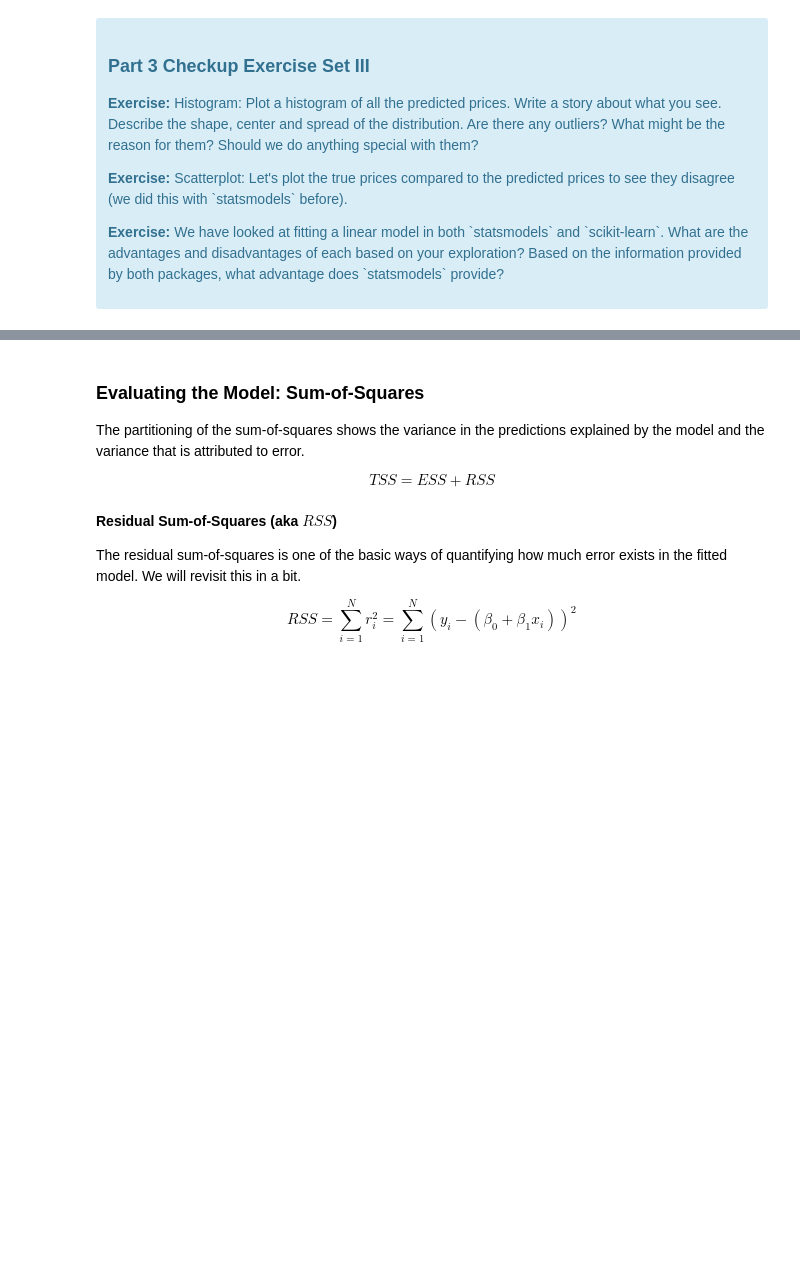
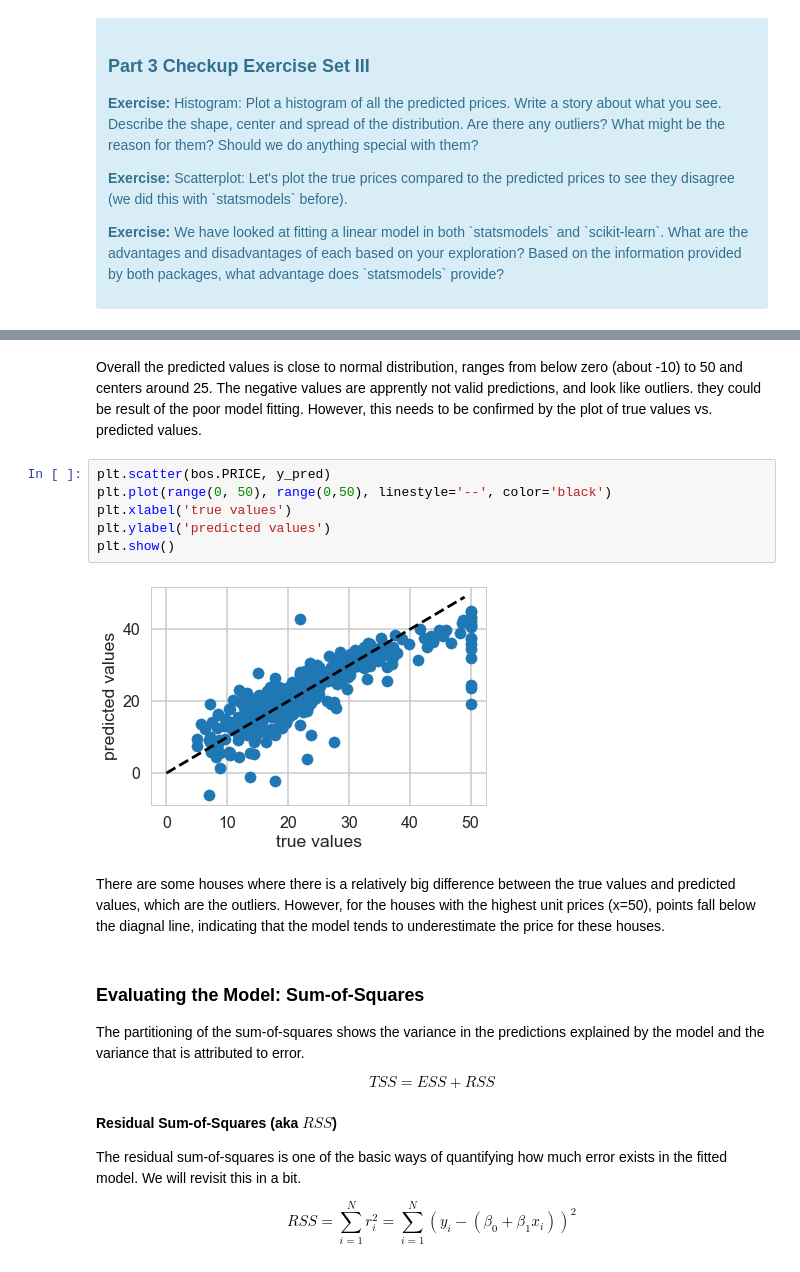
Before and after one commit to cathyxinxyz/mini_projects, a Jupyter notebook: linear_regression/Mini_Project_Linear_Regression_xinyu.ipynb, the cells around one changed output, grey strips where cells are left out. Drawn from its saved outputs; the diff is of its cells as text; blank space fills up the shorter version.

```diff
--- a/linear_regression/Mini_Project_Linear_Regression_xinyu.ipynb
+++ b/linear_regression/Mini_Project_Linear_Regression_xinyu.ipynb
@@ -634,3 +675,15 @@ array([ 30.00821269,  25.0298606 ,  30.5702317 ,  28.60814055,  27.94288232])
+# %% [markdown]
+Overall the predicted values is close to normal distribution, ranges from below zero (about -10) to 50 and centers around 25. The negative values are apprently not valid predictions, and look like outliers. they could be result of the poor model fitting. However, this needs to be confirmed by the plot of true values vs. predicted values.
+# %%
+plt.scatter(bos.PRICE, y_pred)
+plt.plot(range(0, 50), range(0,50), linestyle='--', color='black')
+plt.xlabel('true values')
+plt.ylabel('predicted values')
+plt.show()
+# %% [output]
+[figure, added]
+# %% [markdown]
+There are some houses where there is a relatively big difference between the true values and predicted values, which are the outliers. However, for the houses with the highest unit prices (x=50), points fall below the diagnal line, indicating that the model tends to underestimate the price for these houses.
 # %% [markdown]
 ### Evaluating the Model: Sum-of-Squares
 
```
Also changed, not shown: parts of 42 cells of this notebook, 27 other files.
